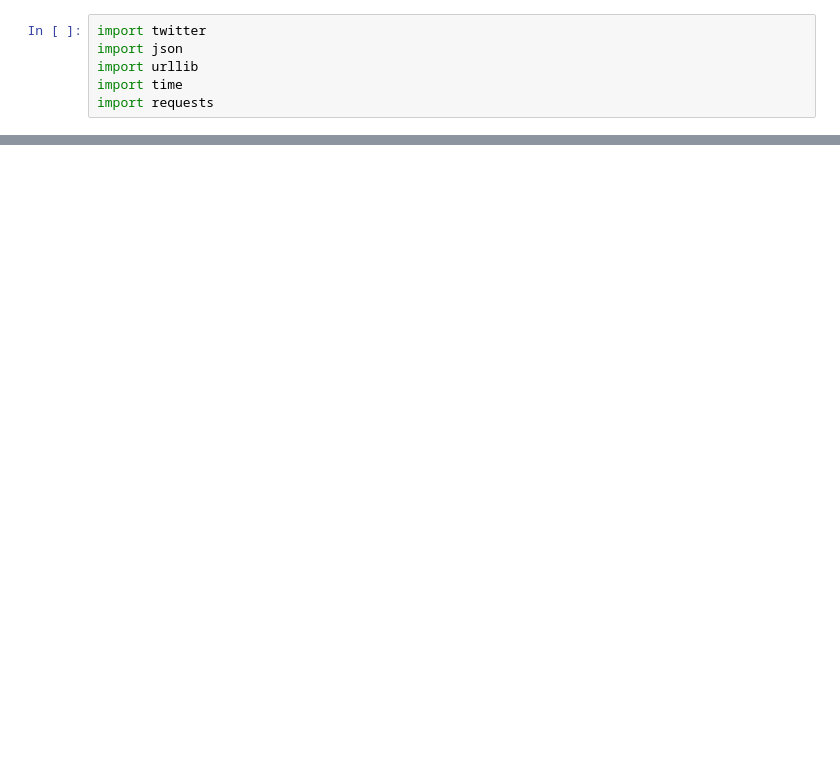
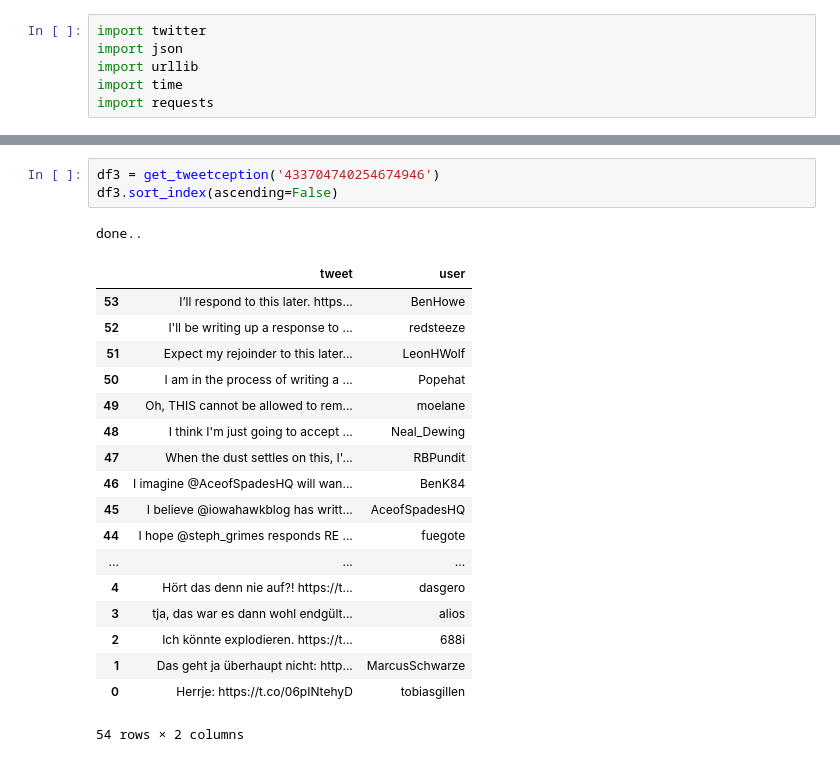
Before and after one commit to herrfz/sandbox, a Jupyter notebook: tweetception.ipynb, the cells around one changed output, grey strips where cells are left out. Saved outputs shown, nothing was run; the diff lists cells and outputs as text; blank space fills up the shorter version.

```diff
--- a/tweetception.ipynb
+++ b/tweetception.ipynb
@@ -62,0 +83,23 @@ json.loads(r.text)
+# %%
+df3 = get_tweetception('433704740254674946')
+df3.sort_index(ascending=False)
+# %% [output]
+done..
+|  | tweet | user |
+| 53 | I’ll respond to this later. https... | BenHowe |
+| 52 | I'll be writing up a response to ... | redsteeze |
+| 51 | Expect my rejoinder to this later... | LeonHWolf |
+| 50 | I am in the process of writing a ... | Popehat |
+| 49 | Oh, THIS cannot be allowed to rem... | moelane |
+| 48 | I think I'm just going to accept ... | Neal_Dewing |
+| 47 | When the dust settles on this, I'... | RBPundit |
+| 46 | I imagine @AceofSpadesHQ will wan... | BenK84 |
+| 45 | I believe @iowahawkblog has writt... | AceofSpadesHQ |
+| 44 | I hope @steph_grimes responds RE ... | fuegote |
+| ... | ... | ... |
+| 4 | Hört das denn nie auf?! https://t... | dasgero |
+| 3 | tja, das war es dann wohl endgült... | alios |
+| 2 | Ich könnte explodieren. https://t... | 688i |
+| 1 | Das geht ja überhaupt nicht: http... | MarcusSchwarze |
+| 0 | Herrje: https://t.co/06pINtehyD | tobiasgillen |
+54 rows × 2 columns
```
Also changed, not shown: parts of 6 cells of this notebook.
